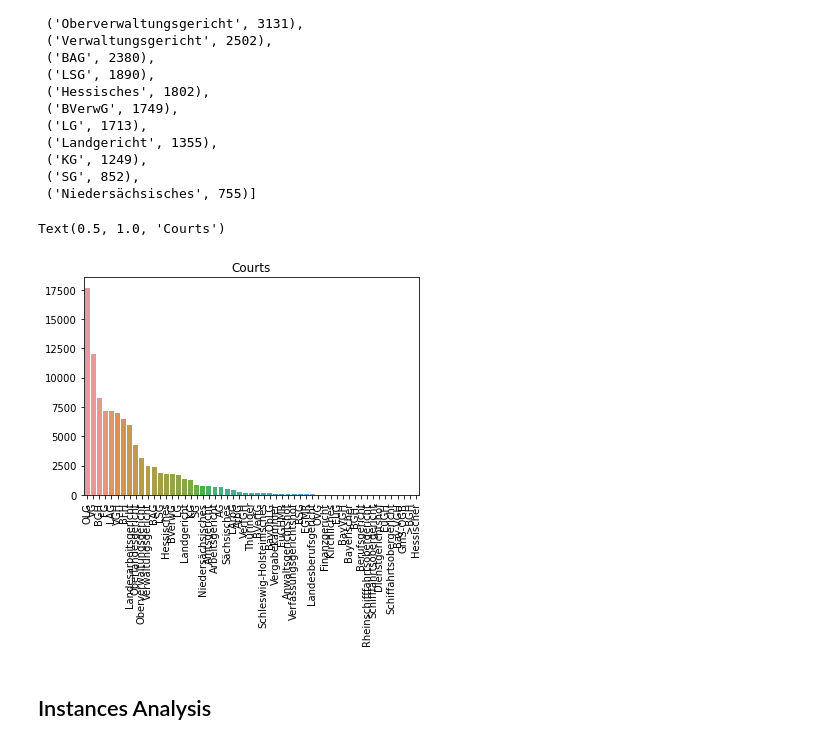
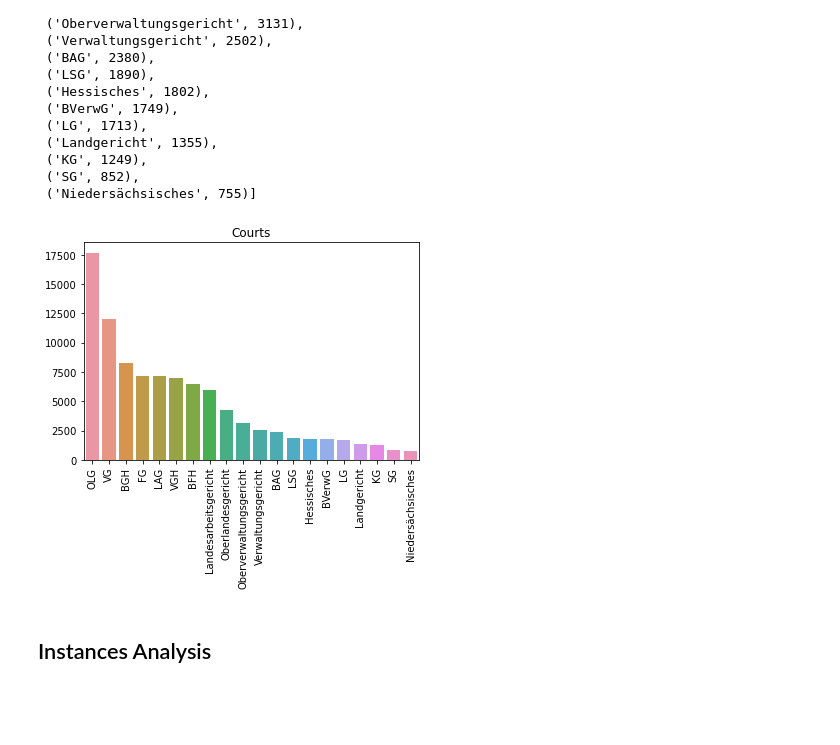
Before and after one commit to sebimo/LegalSum, a Jupyter notebook: src/analysis/Verdicts.ipynb, the cells around one changed output. Drawn from its saved outputs; the diff is of its cells as text; code cells hidden in the pictures; blank space fills up the shorter version.

```diff
--- a/src/analysis/Verdicts.ipynb
+++ b/src/analysis/Verdicts.ipynb
@@ -111,8 +111,8 @@ court_type = list(map(lambda x: x.split()[0], courts))
 court_location = list(map(lambda x: x.split()[1:], courts))
 # %%
 court_type_counter = Counter(court_type)
-court_type_type = np.array(list(map(lambda x: x[0], court_type_counter.most_common())))
-court_type_count = np.array(list(map(lambda x: x[1], court_type_counter.most_common())))
+court_type_type = np.array(list(map(lambda x: x[0], court_type_counter.most_common(20))))
+court_type_count = np.array(list(map(lambda x: x[1], court_type_counter.most_common(20))))
 # %%
 court_type_counter.most_common(20)
 # %% [output]
@@ -138,11 +138,10 @@ court_type_counter.most_common(20)
  ('Niedersächsisches', 755)]
 # %%
 ax = sns.barplot(x=court_type_type, y=court_type_count)
-ax.set_xticklabels(court_type_type, rotation=90)
-ax.set_title("Courts")
+_ = ax.set_xticklabels(court_type_type, rotation=90)
+_ = ax.set_title("Courts")
 # %% [output]
-Text(0.5, 1.0, 'Courts')
-[figure, old version]
+[figure, new version]
 # %%
 # Can we do a location plot on a Germany map?
 # %% [markdown]
```
Also changed, not shown: parts of 3 cells of this notebook, 2 other files.
